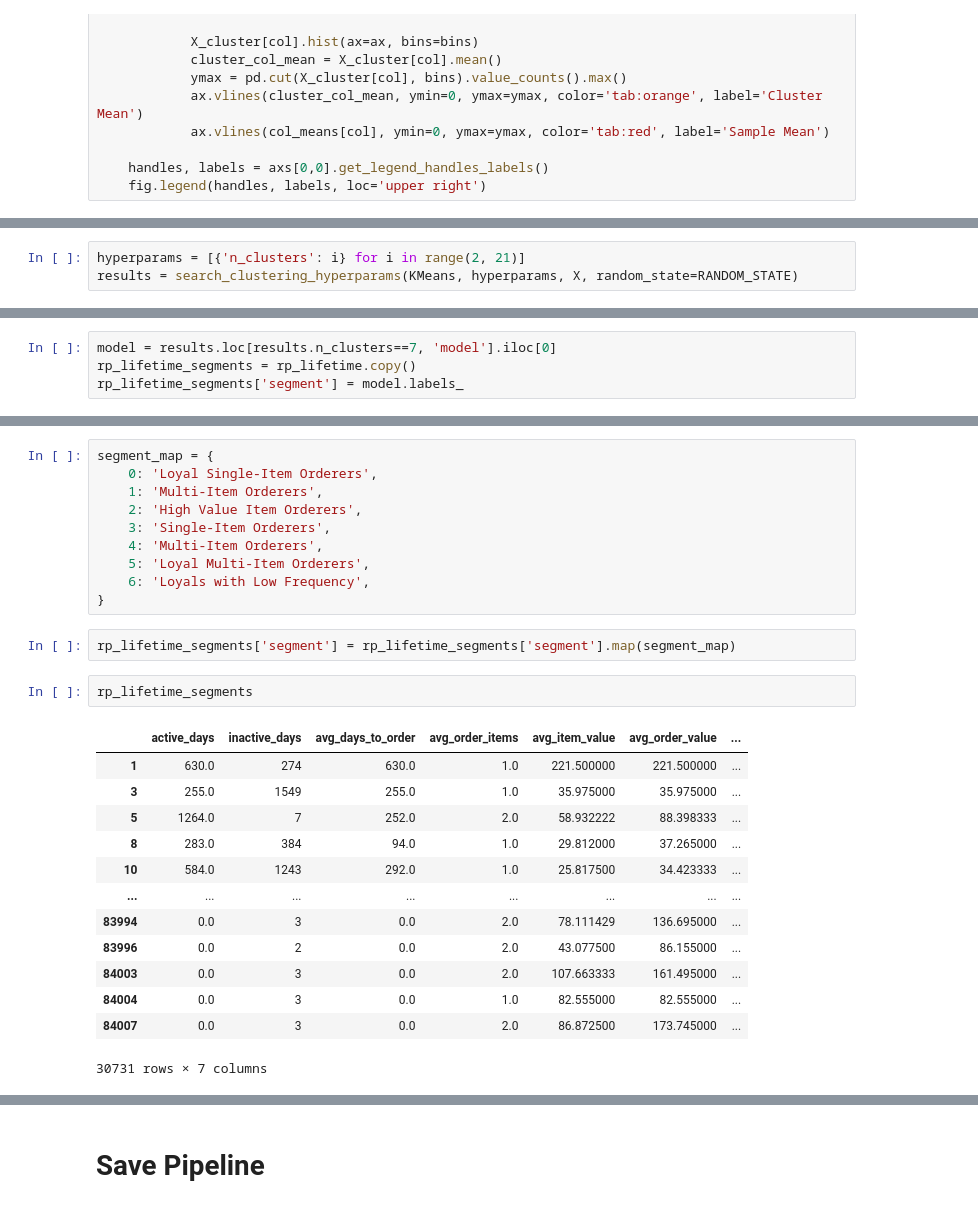
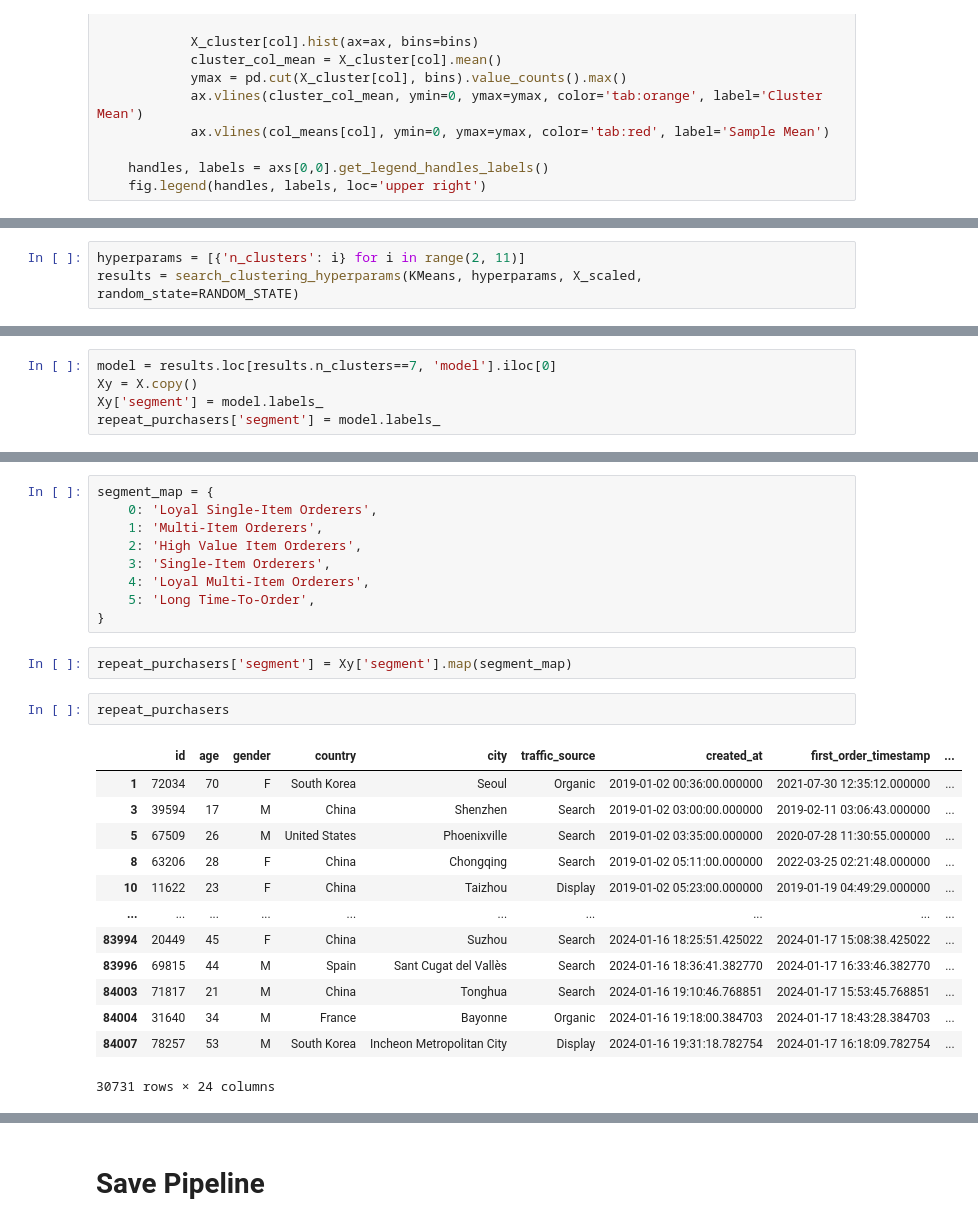
Before and after one commit to egeatmaca/ecommerce_segments, a Jupyter notebook: notebooks/customer_segmentation.ipynb, the cells around one changed output, grey strips where cells are left out. Drawn from its saved outputs; the diff is of its cells as text.

```diff
--- a/notebooks/customer_segmentation.ipynb
+++ b/notebooks/customer_segmentation.ipynb
@@ -243,4 +229,4 @@ X = scaler.fit_transform(X_raw)
 # %%
-hyperparams = [{'n_clusters': i} for i in range(2, 21)]
-results = search_clustering_hyperparams(KMeans, hyperparams, X, random_state=RANDOM_STATE)
+hyperparams = [{'n_clusters': i} for i in range(2, 11)]
+results = search_clustering_hyperparams(KMeans, hyperparams, X_scaled, random_state=RANDOM_STATE)
 # %% [output]
@@ -280,6 +256,7 @@ results.plot(x='n_clusters', y='silhouette_score', ax=axs[1])
 # %%
 model = results.loc[results.n_clusters==7, 'model'].iloc[0]
-rp_lifetime_segments = rp_lifetime.copy()
-rp_lifetime_segments['segment'] = model.labels_
+Xy = X.copy()
+Xy['segment'] = model.labels_
+repeat_purchasers['segment'] = model.labels_
 # %%
 cluster_centers = scaler.inverse_transform(model.cluster_centers_)
@@ -340,26 +315,25 @@ segment_map = {
     1: 'Multi-Item Orderers',
     2: 'High Value Item Orderers',
     3: 'Single-Item Orderers',
-    4: 'Multi-Item Orderers',
-    5: 'Loyal Multi-Item Orderers',
-    6: 'Loyals with Low Frequency',
+    4: 'Loyal Multi-Item Orderers',
+    5: 'Long Time-To-Order',
 }
 # %%
-rp_lifetime_segments['segment'] = rp_lifetime_segments['segment'].map(segment_map)
+repeat_purchasers['segment'] = Xy['segment'].map(segment_map)
 # %%
-rp_lifetime_segments
+repeat_purchasers
 # %% [output]
-|  | active_days | inactive_days | avg_days_to_order | avg_order_items | avg_item_value | avg_order_value | ... |
-| 1 | 630.0 | 274 | 630.0 | 1.0 | 221.500000 | 221.500000 | ... |
-| 3 | 255.0 | 1549 | 255.0 | 1.0 | 35.975000 | 35.975000 | ... |
-| 5 | 1264.0 | 7 | 252.0 | 2.0 | 58.932222 | 88.398333 | ... |
-| 8 | 283.0 | 384 | 94.0 | 1.0 | 29.812000 | 37.265000 | ... |
-| 10 | 584.0 | 1243 | 292.0 | 1.0 | 25.817500 | 34.423333 | ... |
-| ... | ... | ... | ... | ... | ... | ... | ... |
-| 83994 | 0.0 | 3 | 0.0 | 2.0 | 78.111429 | 136.695000 | ... |
-| 83996 | 0.0 | 2 | 0.0 | 2.0 | 43.077500 | 86.155000 | ... |
-| 84003 | 0.0 | 3 | 0.0 | 2.0 | 107.663333 | 161.495000 | ... |
-| 84004 | 0.0 | 3 | 0.0 | 1.0 | 82.555000 | 82.555000 | ... |
-| 84007 | 0.0 | 3 | 0.0 | 2.0 | 86.872500 | 173.745000 | ... |
+|  | id | age | gender | country | city | traffic_source | created_at | first_order_timestamp | ... |
+| 1 | 72034 | 70 | F | South Korea | Seoul | Organic | 2019-01-02 00:36:00.000000 | 2021-07-30 12:35:12.000000 | ... |
+| 3 | 39594 | 17 | M | China | Shenzhen | Search | 2019-01-02 03:00:00.000000 | 2019-02-11 03:06:43.000000 | ... |
+| 5 | 67509 | 26 | M | United States | Phoenixville | Search | 2019-01-02 03:35:00.000000 | 2020-07-28 11:30:55.000000 | ... |
+| 8 | 63206 | 28 | F | China | Chongqing | Search | 2019-01-02 05:11:00.000000 | 2022-03-25 02:21:48.000000 | ... |
+| 10 | 11622 | 23 | F | China | Taizhou | Display | 2019-01-02 05:23:00.000000 | 2019-01-19 04:49:29.000000 | ... |
+| ... | ... | ... | ... | ... | ... | ... | ... | ... | ... |
+| 83994 | 20449 | 45 | F | China | Suzhou | Search | 2024-01-16 18:25:51.425022 | 2024-01-17 15:08:38.425022 | ... |
+| 83996 | 69815 | 44 | M | Spain | Sant Cugat del Vallès | Search | 2024-01-16 18:36:41.382770 | 2024-01-17 16:33:46.382770 | ... |
+| 84003 | 71817 | 21 | M | China | Tonghua | Search | 2024-01-16 19:10:46.768851 | 2024-01-17 15:53:45.768851 | ... |
+| 84004 | 31640 | 34 | M | France | Bayonne | Organic | 2024-01-16 19:18:00.384703 | 2024-01-17 18:43:28.384703 | ... |
+| 84007 | 78257 | 53 | M | South Korea | Incheon Metropolitan City | Display | 2024-01-16 19:31:18.782754 | 2024-01-17 16:18:09.782754 | ... |
-30731 rows × 7 columns
+30731 rows × 24 columns
 # %%
```
Also changed, not shown: parts of 36 cells of this notebook, 3 other files.
